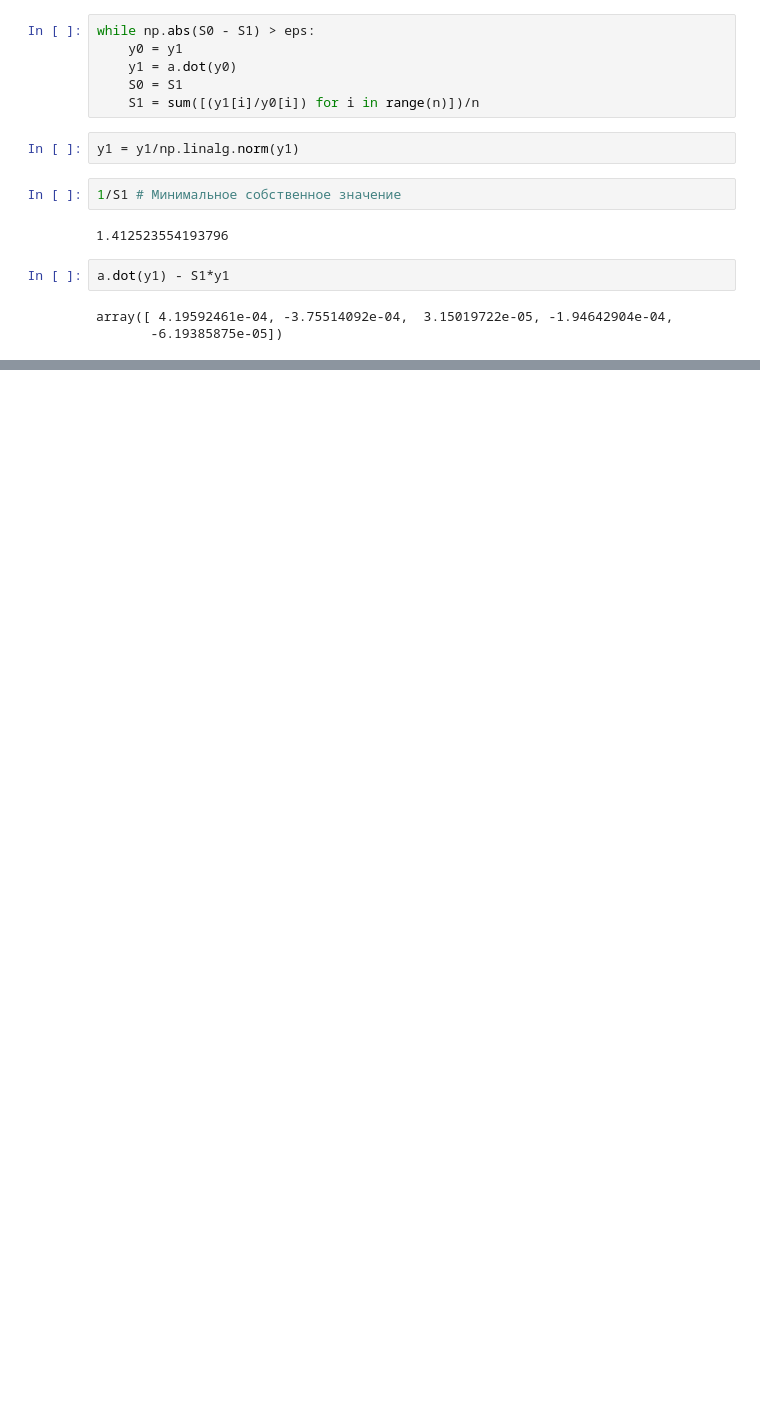
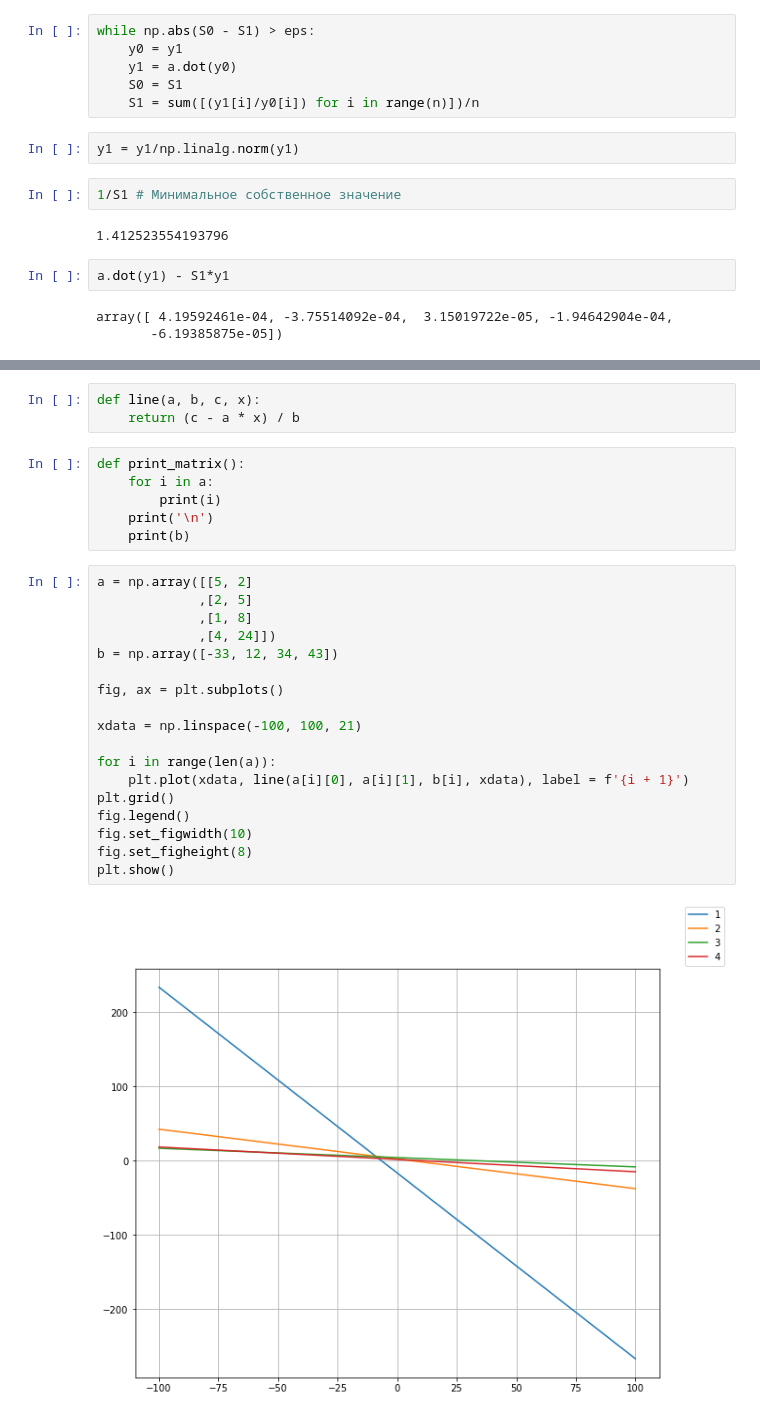
Before and after one commit to alwayswannasky/Numerical-methods, a Jupyter notebook: Решение СЛАУ. Собственные значения и векторы.ipynb, the cells around one changed output, grey strips where cells are left out. Drawn from its saved outputs; the diff is of its cells as text; blank space fills up the shorter version.

```diff
--- a/Решение СЛАУ. Собственные значения и векторы.ipynb
+++ b/Решение СЛАУ. Собственные значения и векторы.ipynb
@@ -816,0 +823,29 @@ array([ 4.19592461e-04, -3.75514092e-04,  3.15019722e-05, -1.94642904e-04,
+# %%
+def line(a, b, c, x):
+    return (c - a * x) / b
+# %%
+def print_matrix():
+    for i in a:
+        print(i)
+    print('\n')
+    print(b)
+# %%
+a = np.array([[5, 2]
+             ,[2, 5]
+             ,[1, 8]
+             ,[4, 24]])
+b = np.array([-33, 12, 34, 43])
+
+fig, ax = plt.subplots()
+
+xdata = np.linspace(-100, 100, 21)
+
+for i in range(len(a)):
+    plt.plot(xdata, line(a[i][0], a[i][1], b[i], xdata), label = f'{i + 1}')
+plt.grid()
+fig.legend()
+fig.set_figwidth(10)
+fig.set_figheight(8)
+plt.show()
+# %% [output]
+[figure, added]
```
Also changed, not shown: parts of 15 cells of this notebook, 4 other files.
